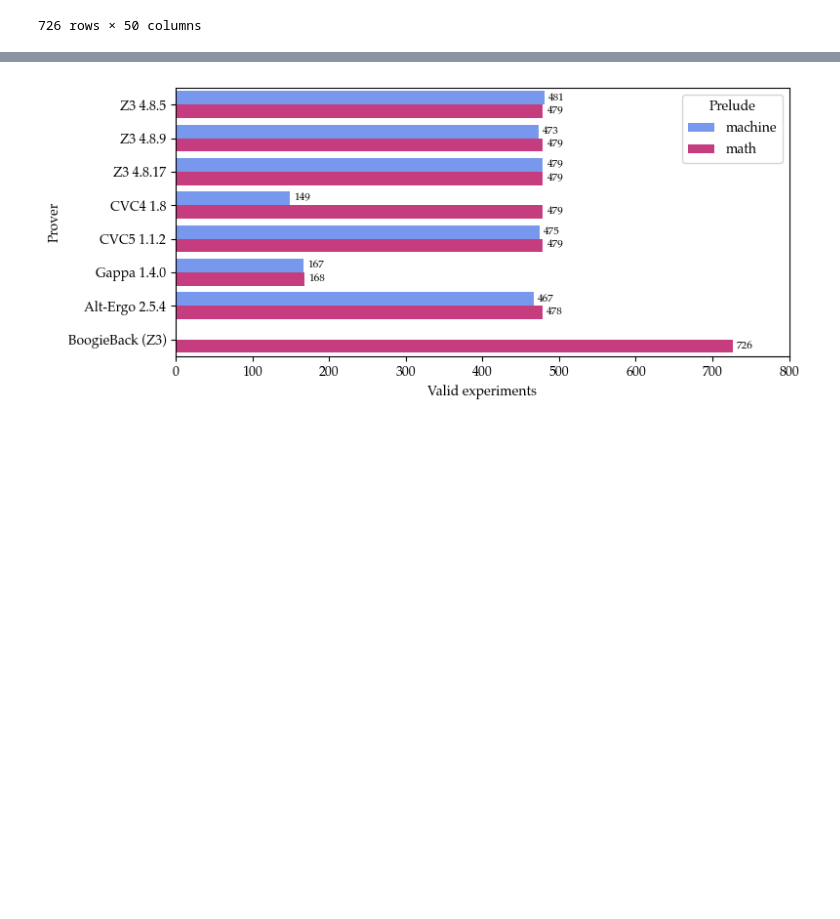
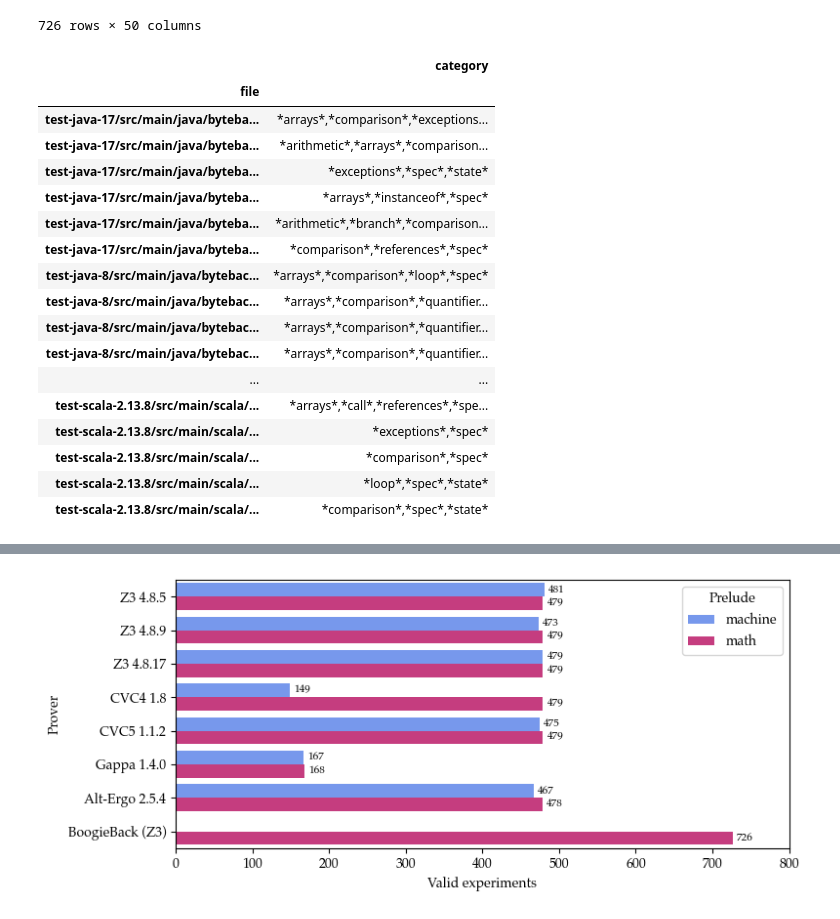
Before and after one commit to maggicl/WhyBack, a Jupyter notebook: byteback-test/data/results.ipynb, the cells around one changed output, grey strips where cells are left out. Drawn from its saved outputs; the diff is of its cells as text; code cells hidden in the pictures; blank space fills up the shorter version.

```diff
--- a/byteback-test/data/results.ipynb
+++ b/byteback-test/data/results.ipynb
@@ -106,3 +106,32 @@ df
 | 105 | test-kotlin-1.8.0/src/main/kotlin... | byteback.test.controlflow.Basic.e... | spec | NaN | NaN | 0 | 0 | cfg | ... |
 | 113 | test-kotlin-1.8.0/src/main/kotlin... | byteback.test.controlflow.Basic.e... | comparison | NaN | NaN | 0 | 0 | cfg | ... |
 726 rows × 50 columns
+# %%
+df_cats = df.loc[:, ["file", "category1", "category2", "category3"]].drop_duplicates()
+df_cats['category'] = df_cats[['category1', 'category2', 'category3']].values.tolist()
+df_cats['category'] = df_cats['category'].apply(lambda x: [e for e in x if type(e) == str])
+del df_cats['category1']
+del df_cats['category2']
+del df_cats['category3']
+df_cats = df_cats.groupby('file').sum()
+df_cats['category'] = df_cats['category'].apply(lambda x: ",".join([f"*{e}*" for e in sorted(set(x))]))
+df_cats
+# %% [output]
+|  | category |
+| file |  |
+| test-java-17/src/main/java/byteba... | *arrays*,*comparison*,*exceptions... |
+| test-java-17/src/main/java/byteba... | *arithmetic*,*arrays*,*comparison... |
+| test-java-17/src/main/java/byteba... | *exceptions*,*spec*,*state* |
+| test-java-17/src/main/java/byteba... | *arrays*,*instanceof*,*spec* |
+| test-java-17/src/main/java/byteba... | *arithmetic*,*branch*,*comparison... |
+| test-java-17/src/main/java/byteba... | *comparison*,*references*,*spec* |
+| test-java-8/src/main/java/bytebac... | *arrays*,*comparison*,*loop*,*spec* |
+| test-java-8/src/main/java/bytebac... | *arrays*,*comparison*,*quantifier... |
+| test-java-8/src/main/java/bytebac... | *arrays*,*comparison*,*quantifier... |
+| test-java-8/src/main/java/bytebac... | *arrays*,*comparison*,*quantifier... |
+| ... | ... |
+| test-scala-2.13.8/src/main/scala/... | *arrays*,*call*,*references*,*spe... |
+| test-scala-2.13.8/src/main/scala/... | *exceptions*,*spec* |
+| test-scala-2.13.8/src/main/scala/... | *comparison*,*spec* |
+| test-scala-2.13.8/src/main/scala/... | *loop*,*spec*,*state* |
+| test-scala-2.13.8/src/main/scala/... | *comparison*,*spec*,*state* |
```
Also changed, not shown: parts of 6 cells of this notebook, 1 other file.
